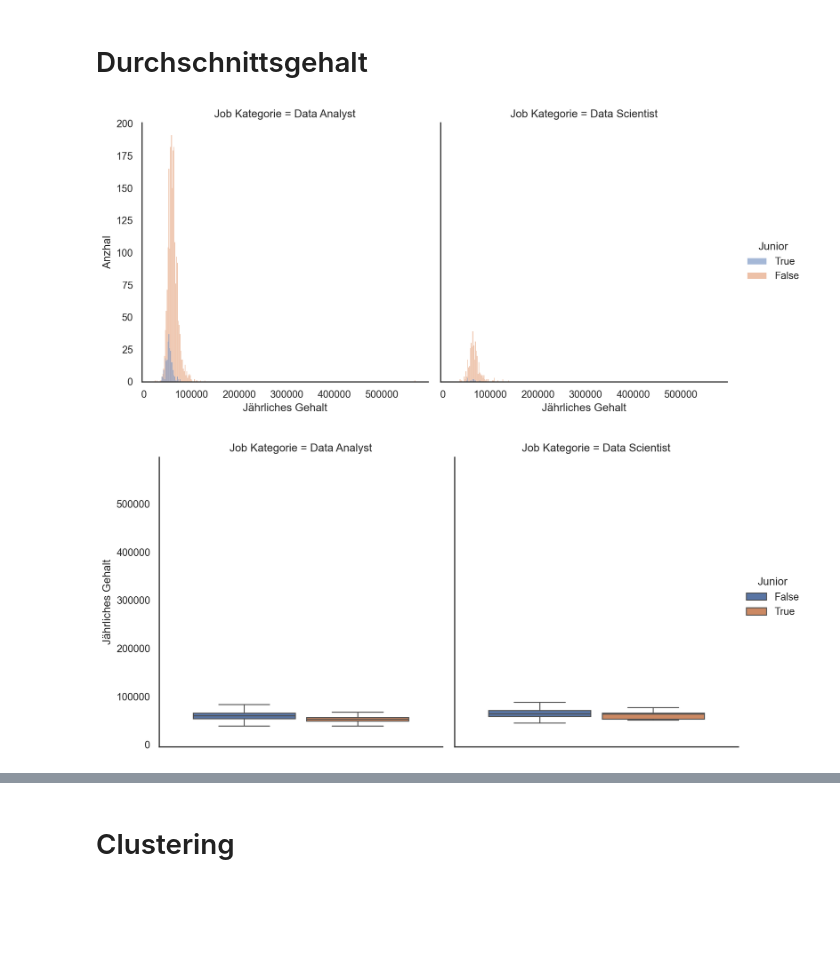
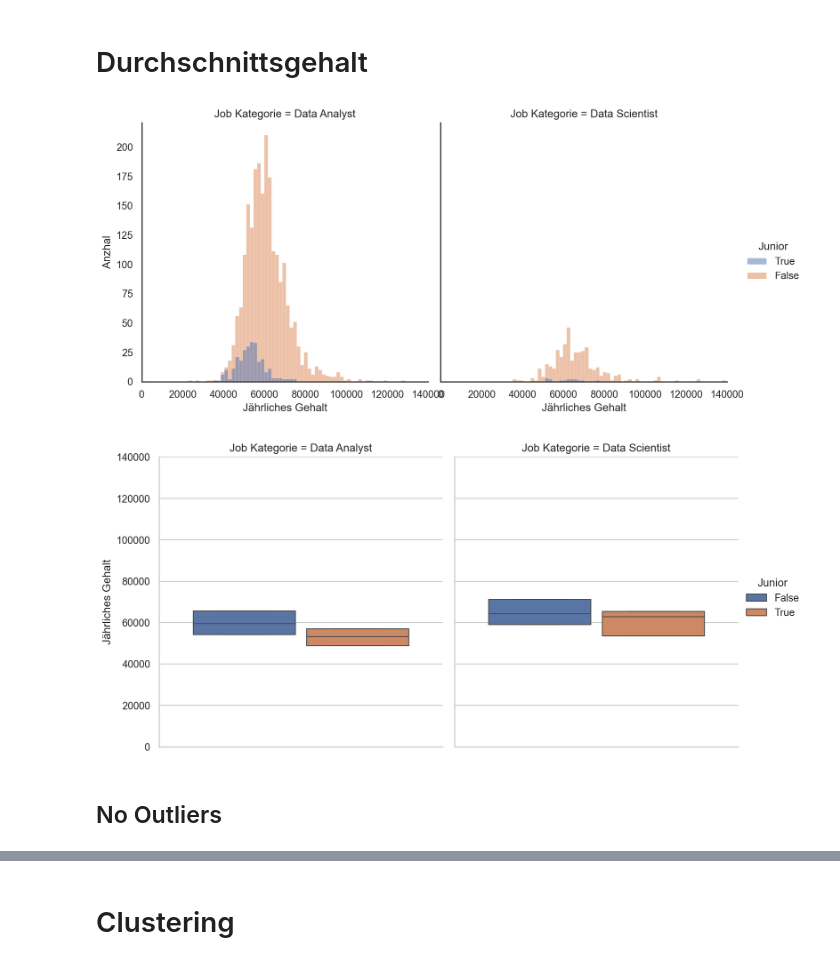
Before and after one commit to tim-hilde/Data-Science-Jobs, a Jupyter notebook: notebooks/03-Gehalt.ipynb, the cells around one changed output, grey strips where cells are left out. Cells and saved outputs as stored; diff of their text form; code cells hidden in the pictures; blank space fills up the shorter version.

```diff
--- a/notebooks/03-Gehalt.ipynb
+++ b/notebooks/03-Gehalt.ipynb
@@ -85,23 +85,25 @@ g = sns.displot(
     hue_order=[True, False],
     kind="hist",
 )
-# g.refline(x=55_000)
-g.set(xlabel="Jährliches Gehalt", ylabel="Anzhal")
+g.set(xlabel="Jährliches Gehalt", ylabel="Anzhal", xlim=(0, 140_000))
 
 plt.show()
 # %% [output]
-[figure, old version]
+[figure, new version]
 # %%
 g = sns.catplot(
     data=jobs,
     y="Gehalt_durchschnitt_yearly",
     col="Job Kategorie",
     hue="Junior",
     kind="box",
     gap=0.1,
     fliersize=0,
+    whis=0
 )
-g.set(ylabel="Jährliches Gehalt")
+g.set(ylabel="Jährliches Gehalt", ylim=(0, 140_000))
 plt.show()
 # %% [output]
-[figure, old version]
+[figure, new version]
+# %% [markdown]
+## No Outliers
```
Also changed, not shown: parts of 12 cells of this notebook.
